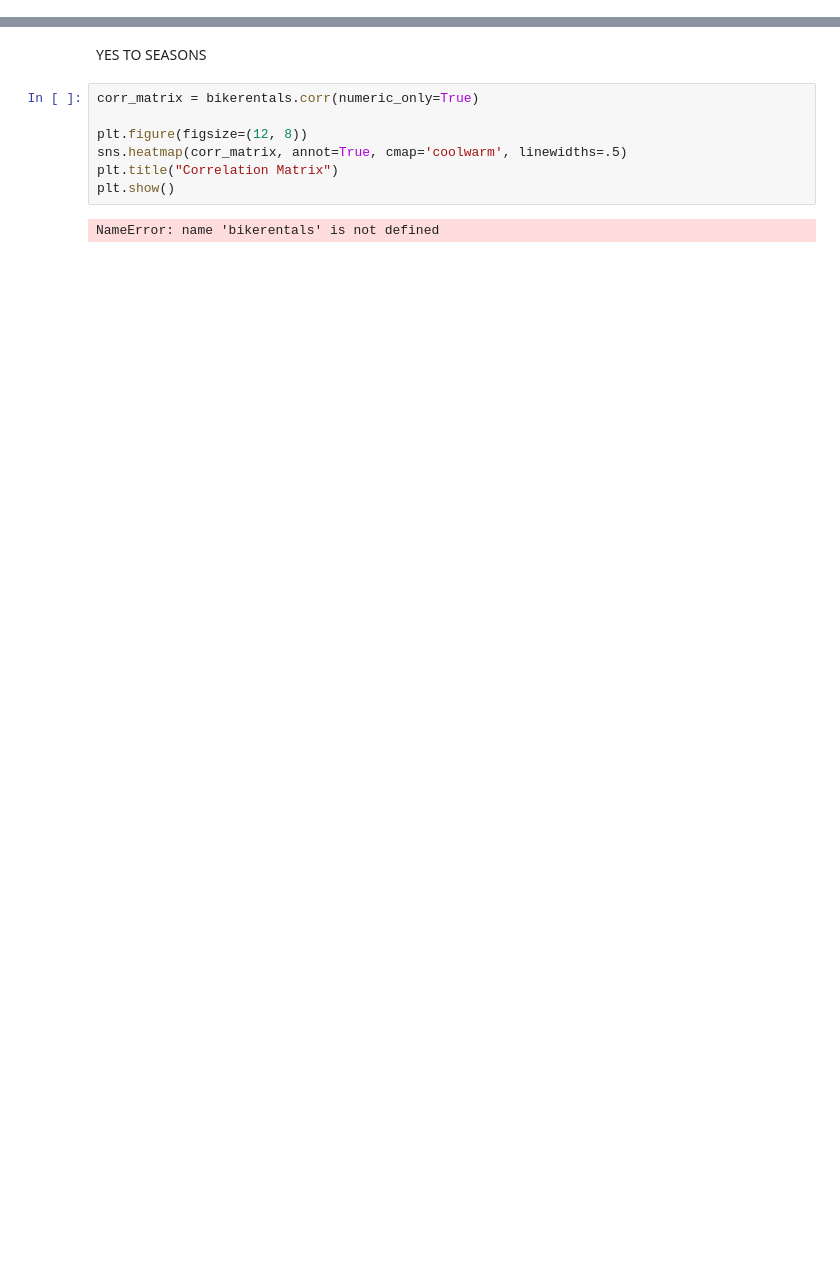
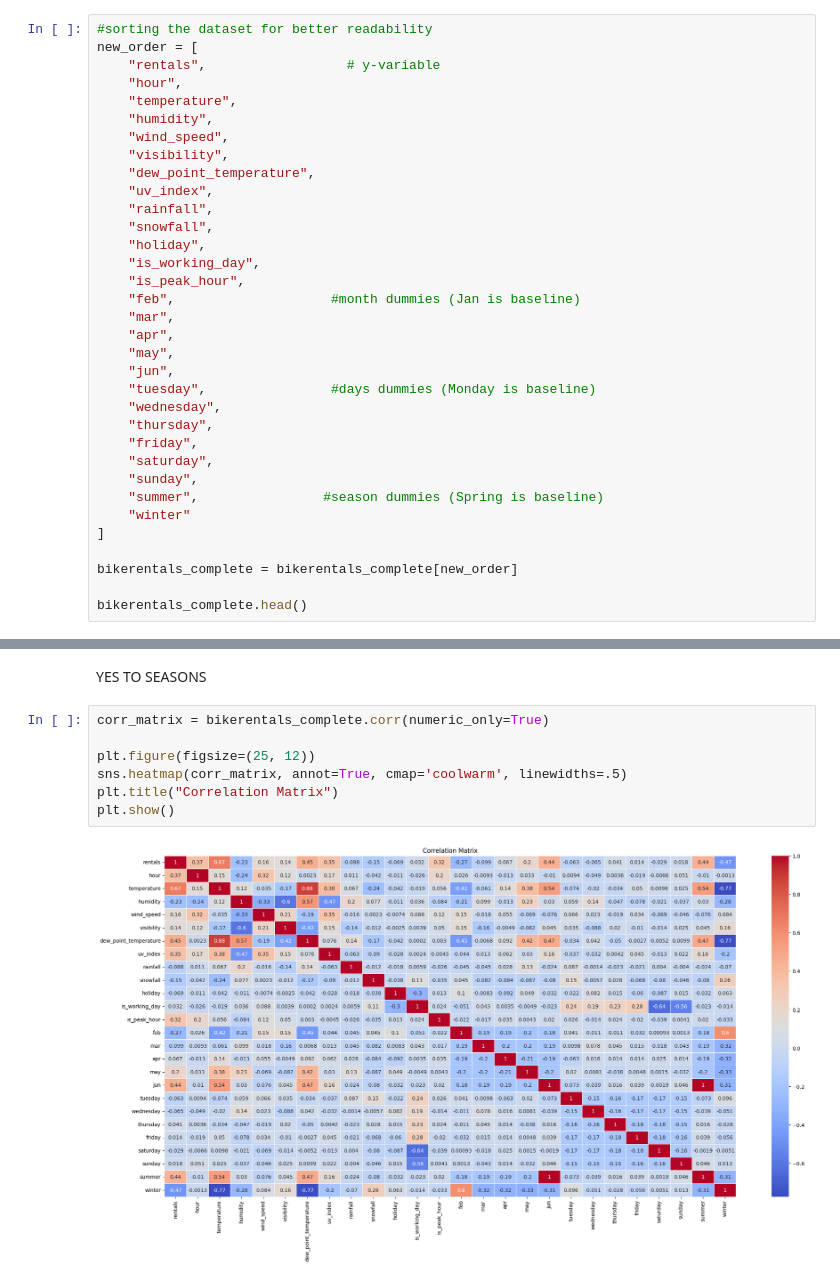
Before and after one commit to pablovitoria/business_analysis_structured_data, a Jupyter notebook: scripts/A1: Modeling Case Study - Bike Rentals in Chicago.ipynb, the cells around one changed output, grey strips where cells are left out. Drawn from its saved outputs; the diff is of its cells as text; blank space fills up the shorter version.

```diff
--- a/scripts/A1: Modeling Case Study - Bike Rentals in Chicago.ipynb
+++ b/scripts/A1: Modeling Case Study - Bike Rentals in Chicago.ipynb
@@ -332,0 +328,34 @@ bikerentals2.head(n = 5)
+# %%
+#sorting the dataset for better readability
+new_order = [
+    "rentals",                  # y-variable
+    "hour",
+    "temperature",
+    "humidity",
+    "wind_speed",
+    "visibility",
+    "dew_point_temperature",
+    "uv_index",
+    "rainfall",
+    "snowfall",
+    "holiday",
+    "is_working_day",
+    "is_peak_hour",
+    "feb",                    #month dummies (Jan is baseline)
+    "mar",
+    "apr",
+    "may",
+    "jun",
+    "tuesday",                #days dummies (Monday is baseline)
+    "wednesday",
+    "thursday",
+    "friday",
+    "saturday",
+    "sunday",
+    "summer",                #season dummies (Spring is baseline)
+    "winter"
+]
+
+bikerentals_complete = bikerentals_complete[new_order]
+
+bikerentals_complete.head()
@@ -353,11 +390,11 @@ memory usage: 241.3+ KB
 # %% [markdown]
 YES TO SEASONS
 # %%
-corr_matrix = bikerentals.corr(numeric_only=True)
+corr_matrix = bikerentals_complete.corr(numeric_only=True)
 
-plt.figure(figsize=(12, 8))
+plt.figure(figsize=(25, 12))
 sns.heatmap(corr_matrix, annot=True, cmap='coolwarm', linewidths=.5)
 plt.title("Correlation Matrix")
 plt.show()
 # %% [output]
-NameError: name 'bikerentals' is not defined
+[figure, added]
```
Also changed, not shown: parts of 19 cells of this notebook.
